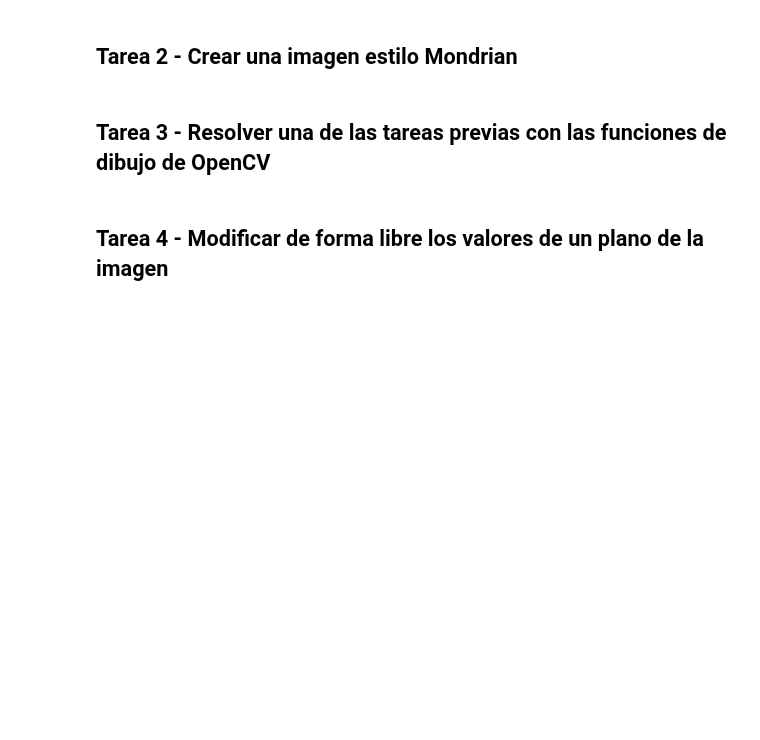
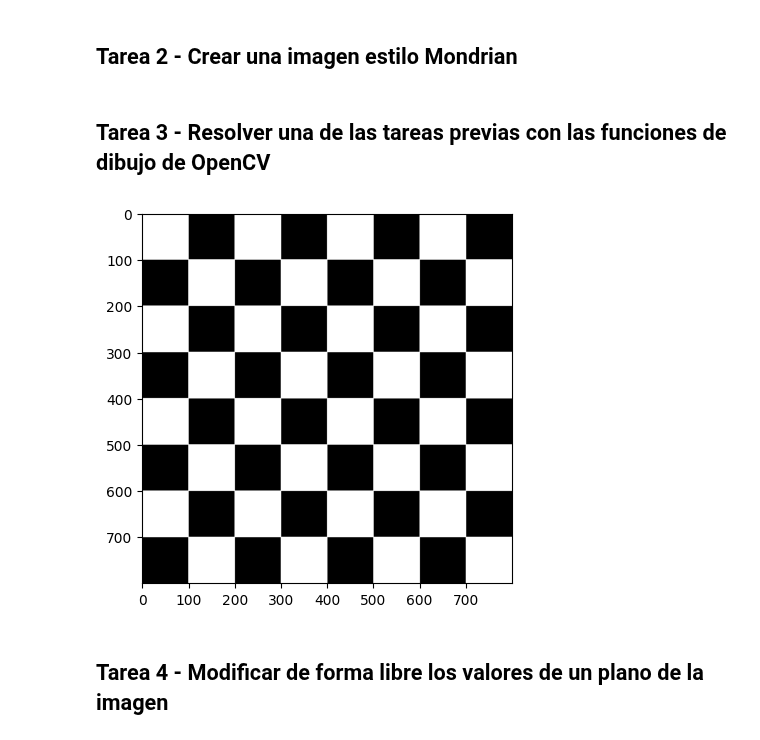
Before and after one commit to Kilamper/Vision-por-Computador, a Jupyter notebook: Práctica 1/VC_P1_G1.ipynb, the cells around one changed output. Saved outputs shown, nothing was run; the diff lists cells and outputs as text; code cells hidden in the pictures; blank space fills up the shorter version.

```diff
--- a/Práctica 1/VC_P1_G1.ipynb
+++ b/Práctica 1/VC_P1_G1.ipynb
@@ -20,15 +20,15 @@ Inicializamos las variables alto y ancho para dibujar un tablero de 800x800 píx
 ancho = 800
 alto = 800
 # %%
-gris_img = np.zeros((alto,ancho,1), dtype = np.uint8)
+gray_img = np.zeros((alto,ancho,1), dtype = np.uint8)
 #Modifica la imagen para crear un tablero de ajedrez
 for i in range(0,8):
     for j in range(0,8):
         if (i + j + 2) % 2 == 0:
-            gris_img[i*100:(i+1)*100,j*100:(j+1)*100, 0:2] = 255
+            gray_img[i*100:(i+1)*100,j*100:(j+1)*100, 0:2] = 255
 
 #Visualiza con mapa de color gris
-plt.imshow(gris_img, cmap='gray')
+plt.imshow(gray_img, cmap='gray')
 plt.show()
 # %% [output]
 [figure]
@@ -36,6 +36,18 @@ plt.show()
 ## Tarea 2 - Crear una imagen estilo Mondrian
 # %% [markdown]
 ## Tarea 3 - Resolver una de las tareas previas con las funciones de dibujo de OpenCV
+# %%
+gray_img = np.zeros((alto,ancho,1), dtype = np.uint8)
+#Modifica la imagen para crear un tablero de ajedrez
+for i in range(0, 8):
+    for j in range(0, 8):
+        if (i + j + 2) % 2 == 0:
+            cv2.rectangle(gray_img, (i*100, j*100), ((i+1)*100, (j+1)*100), (255, 255, 255), -1)
+
+plt.imshow(gray_img, cmap='gray')
+plt.show()
+# %% [output]
+[figure, added]
 # %% [markdown]
 ## Tarea 4 - Modificar de forma libre los valores de un plano de la imagen
 # %% [markdown]
```
Also changed, not shown: 1 other file.
